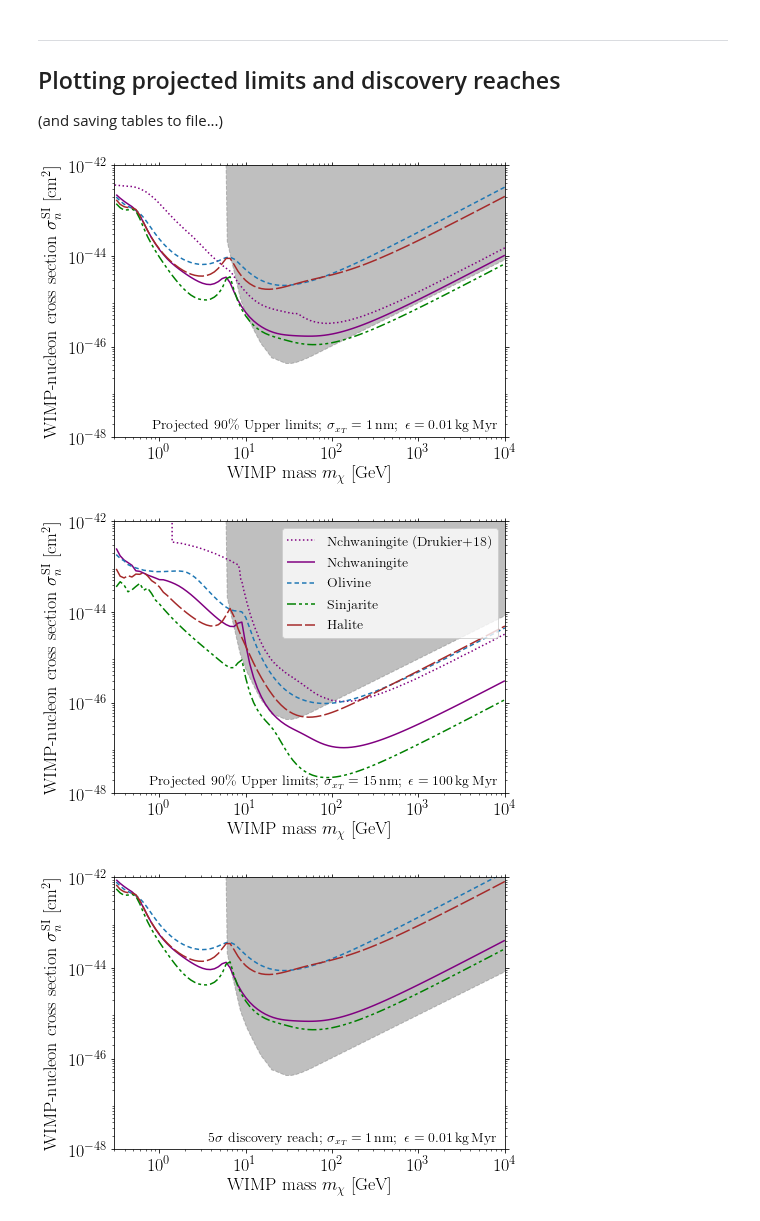
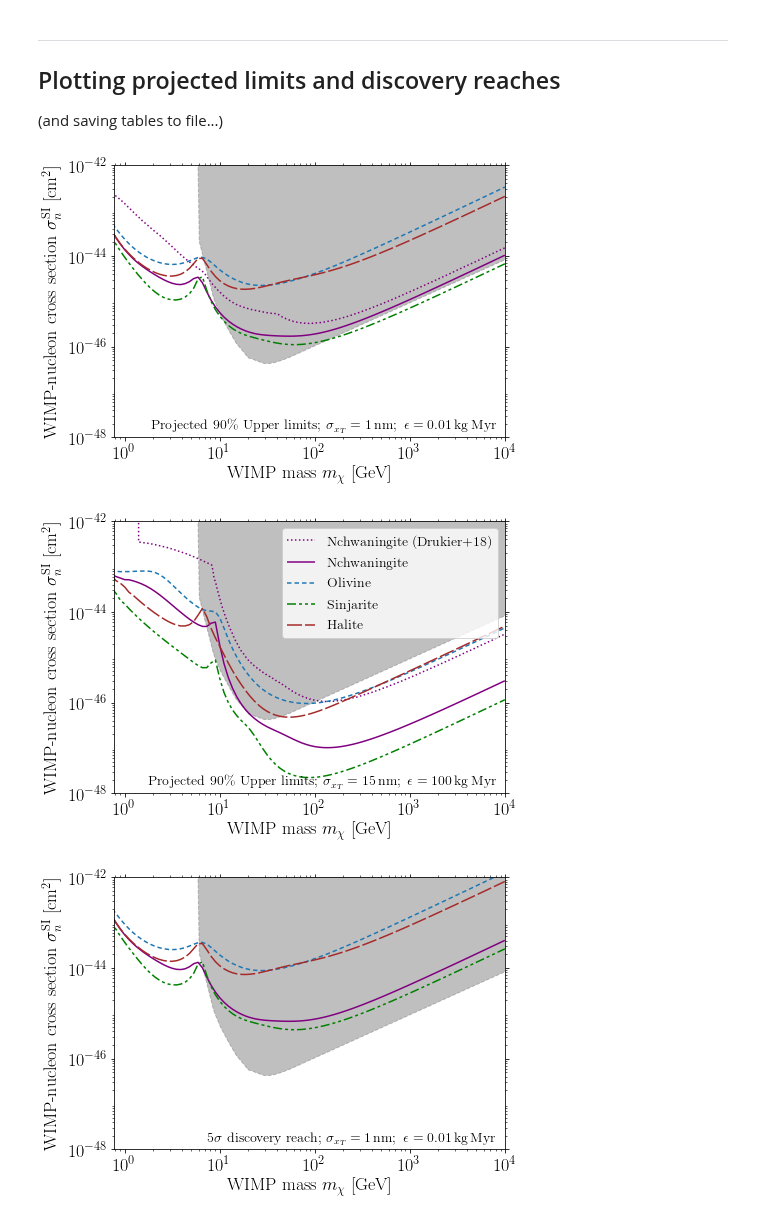
Before and after one commit to tedwards2412/paleo_detectors, a Jupyter notebook: Notebooks/FullAnalysis.ipynb, the cells around one changed output. Saved outputs shown, nothing was run; the diff lists cells and outputs as text; code cells hidden in the pictures.

```diff
--- a/Notebooks/FullAnalysis.ipynb
+++ b/Notebooks/FullAnalysis.ipynb
@@ -248,7 +248,7 @@ def GetLimitandDR(mineral, sigma, exposure, SF, mlist):
                 header="Mineral: " + mineral.name + "; Exposure [kg Myr]: " + str(exposure) + "; sigma [nm]:" + str(sigma) + "\nColumns: m [GeV], 95% upper limit [cm^2], 5-sig discovery reach [cm^2]")
     return limit_list, DR_list
 # %%
-recalculate = True
+recalculate = False
 # %% [markdown]
 Calculating for high resolution case:
 # %%
@@ -327,7 +303,7 @@ for mineral,col,dash in zip([Nch, Oliv, Sinj, Hal],colors,dashes):
 
 
 plt.ylim(1e-48, 1e-42)
-plt.xlim(0.3, 1e4)
+plt.xlim(np.log10(6),10000)
 plt.yticks([1e-48, 1e-46, 1e-44, 1e-42])
 
 
@@ -342,7 +318,7 @@ plt.savefig('../plots/limits90_exp1.0_sig1.0.pdf', bbox_inches="tight")
 
 plt.show()
 # %% [output]
-[figure, old version]
+[figure, new version]
 # %%
 rc('text', usetex=True)
 rc('font',**{'family':'sans-serif','sans-serif':['cmr']})
@@ -355,35 +331,35 @@ colors = ['Purple','C0', 'g', 'Brown']
 dashes=[[3, 0],
         [3, 2],
         [6, 2, 2, 2,2,2],
         [10,2]]
 
 m_curr, sig_curr = np.loadtxt("../Data/CurrentLimits.txt", unpack=True)
 plt.fill_between(m_curr, sig_curr, 1e-35, linestyle='--', color='grey', alpha=0.5)
 
 m, ccNch = np.loadtxt('../Data/CutCount_Nchwaningite/nuSys_1.0_w1a_noH_SFsys_0.01_C238_0.1ng.g_exp_100.0_res_150.0.dat', unpack=True, usecols=(0,1))
 plt.loglog(m, ccNch, color='Purple', linestyle=':', label=r'Nchwaningite (Drukier+18)')
 
 for mineral,col,dash in zip([Nch, Oliv, Sinj, Hal],colors,dashes):
     mlist, lim, dr = np.loadtxt('../ES/limits/lims_' + mineral.shortname + '_exp100.0_res15.0.txt', unpack=True)
     plt.loglog(mlist, lim, label=mineral.name,color=col, dashes=dash)
 
 plt.ylim(1e-48, 1e-42)
-plt.xlim(0.3, 1e4)
+plt.xlim(np.log10(6),10000)
 plt.yticks([1e-48, 1e-46, 1e-44, 1e-42])
 
 
 plt.legend(fontsize=14,loc='upper right')
 
 plt.xlabel(r'WIMP mass $m_\chi$ [GeV]')
 plt.ylabel(r'WIMP-nucleon cross section $\sigma_n^{\mathrm{SI}}$ [cm$^2$]')
 
 plt.text(8e3, 1.3e-48, r'Projected $90\%$ Upper limits; $\sigma_{x_T} = 15\,\mathrm{nm}; \,\,\epsilon = 100 \,\mathrm{kg}\,\mathrm{Myr}$', fontsize=14, ha='right')
 
 plt.savefig('../plots/limits90_exp100.0_sig15.0.pdf', bbox_inches="tight")
 
 plt.show()
 # %% [output]
-[figure, old version]
+[figure, new version]
 # %%
 rc('text', usetex=True)
 rc('font',**{'family':'sans-serif','sans-serif':['cmr']})
@@ -406,7 +382,7 @@ for mineral,col,dash in zip([Nch, Oliv, Sinj, Hal],colors,dashes):
     plt.loglog(mlist, dr, label=mineral.name,color=col, dashes=dash)
 
 plt.ylim(1e-48, 1e-42)
-plt.xlim(0.3, 1e4)
+plt.xlim(np.log10(6),10000)
 plt.yticks([1e-48, 1e-46, 1e-44, 1e-42])
 
 
@@ -421,7 +397,7 @@ plt.savefig('../plots/discovery_exp1.0_sig1.0.pdf', bbox_inches="tight")
 
 plt.show()
 # %% [output]
-[figure, old version]
+[figure, new version]
 # %%
 rc('text', usetex=True)
 rc('font',**{'family':'sans-serif','sans-serif':['cmr']})
```
Also changed, not shown: parts of 3 cells of this notebook, 1 other file.
